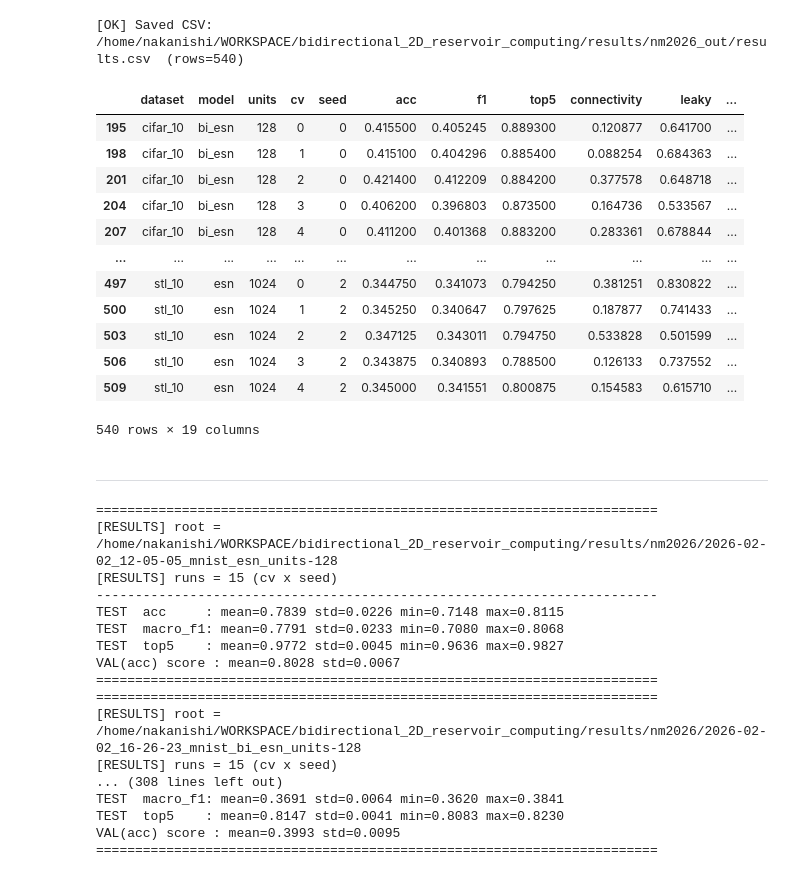
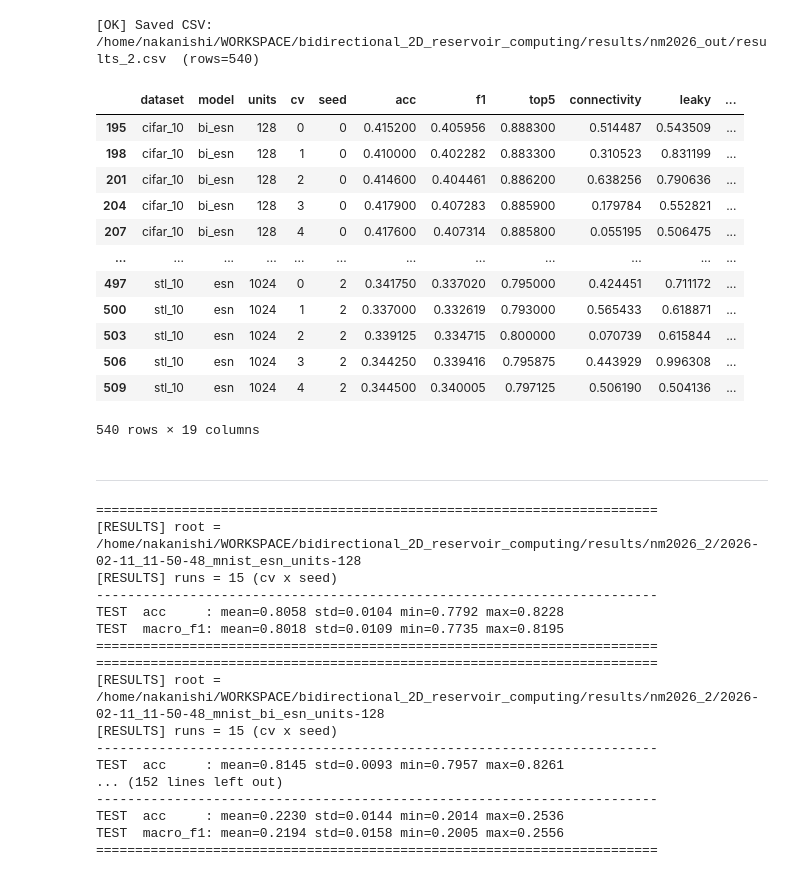
Before and after one commit to Tokunaga-LAB-Group/bidirectional_2d_reservoir_computing, a Jupyter notebook: notebooks/eval_classification.ipynb, the cells around one changed output. Drawn from its saved outputs; the diff is of its cells as text; code cells hidden in the pictures.

```diff
--- a/notebooks/eval_classification.ipynb
+++ b/notebooks/eval_classification.ipynb
@@ -227,7 +227,7 @@ from typing import Any, Dict, List, Optional
 
 import pandas as pd
 
-ROOT_PATH = "/home/nakanishi/WORKSPACE/bidirectional_2D_reservoir_computing/results"
+ROOT_PATH = "/home/nakanishi/WORKSPACE/bidirectional_2D_reservoir_computing/results/nm2026_2"
 
 
 def match_run_dirs(dataset: str, model: str, units: int) -> List[str]:
@@ -345,51 +345,51 @@ def collect_results_to_csv(
                                 "val_score": r["val_score"],
                                 "best_trial": r["best_trial"],
                                 "elapsed_sec": r["elapsed_sec"],
                                 "timestamp": r["timestamp"],
                                 "run_dir": str(run_path),
                                 "fold_dir": str(fold_dir),
                             }
                             rows.append(row)
                         except Exception as e:
                             print(f"[WARN] Failed fold: {fold_dir}\n  -> {repr(e)}")
 
     df = pd.DataFrame(rows)
     if not df.empty:
         df = df.sort_values(["dataset", "units", "model", "seed", "cv"], kind="stable")
 
     Path(output_csv).parent.mkdir(parents=True, exist_ok=True)
     df.to_csv(output_csv, index=False)
     print(f"[OK] Saved CSV: {output_csv}  (rows={len(df)})")
     return df
 
 
 collect_results_to_csv(
     datasets=["mnist", "cifar_10", "stl_10"],
     models=["esn", "bi_esn", "bi_esn2d"],
     units_list=[128, 256, 512, 1024],
     output_csv=os.path.join(
-        "/home/nakanishi/WORKSPACE/bidirectional_2D_reservoir_computing/results/nm2026_out", "results.csv"
+        "/home/nakanishi/WORKSPACE/bidirectional_2D_reservoir_computing/results/nm2026_out", "results_2.csv"
     ),
 )
 # %% [output]
-[OK] Saved CSV: /home/nakanishi/WORKSPACE/bidirectional_2D_reservoir_computing/results/nm2026_out/results.csv  (rows=540)
+[OK] Saved CSV: /home/nakanishi/WORKSPACE/bidirectional_2D_reservoir_computing/results/nm2026_out/results_2.csv  (rows=540)
 |  | dataset | model | units | cv | seed | acc | f1 | top5 | connectivity | leaky | ... |
-| 195 | cifar_10 | bi_esn | 128 | 0 | 0 | 0.415500 | 0.405245 | 0.889300 | 0.120877 | 0.641700 | ... |
-| 198 | cifar_10 | bi_esn | 128 | 1 | 0 | 0.415100 | 0.404296 | 0.885400 | 0.088254 | 0.684363 | ... |
-| 201 | cifar_10 | bi_esn | 128 | 2 | 0 | 0.421400 | 0.412209 | 0.884200 | 0.377578 | 0.648718 | ... |
-| 204 | cifar_10 | bi_esn | 128 | 3 | 0 | 0.406200 | 0.396803 | 0.873500 | 0.164736 | 0.533567 | ... |
-| 207 | cifar_10 | bi_esn | 128 | 4 | 0 | 0.411200 | 0.401368 | 0.883200 | 0.283361 | 0.678844 | ... |
+| 195 | cifar_10 | bi_esn | 128 | 0 | 0 | 0.415200 | 0.405956 | 0.888300 | 0.514487 | 0.543509 | ... |
+| 198 | cifar_10 | bi_esn | 128 | 1 | 0 | 0.410000 | 0.402282 | 0.883300 | 0.310523 | 0.831199 | ... |
+| 201 | cifar_10 | bi_esn | 128 | 2 | 0 | 0.414600 | 0.404461 | 0.886200 | 0.638256 | 0.790636 | ... |
+| 204 | cifar_10 | bi_esn | 128 | 3 | 0 | 0.417900 | 0.407283 | 0.885900 | 0.179784 | 0.552821 | ... |
+| 207 | cifar_10 | bi_esn | 128 | 4 | 0 | 0.417600 | 0.407314 | 0.885800 | 0.055195 | 0.506475 | ... |
 | ... | ... | ... | ... | ... | ... | ... | ... | ... | ... | ... | ... |
-| 497 | stl_10 | esn | 1024 | 0 | 2 | 0.344750 | 0.341073 | 0.794250 | 0.381251 | 0.830822 | ... |
-| 500 | stl_10 | esn | 1024 | 1 | 2 | 0.345250 | 0.340647 | 0.797625 | 0.187877 | 0.741433 | ... |
-| 503 | stl_10 | esn | 1024 | 2 | 2 | 0.347125 | 0.343011 | 0.794750 | 0.533828 | 0.501599 | ... |
-| 506 | stl_10 | esn | 1024 | 3 | 2 | 0.343875 | 0.340893 | 0.788500 | 0.126133 | 0.737552 | ... |
-| 509 | stl_10 | esn | 1024 | 4 | 2 | 0.345000 | 0.341551 | 0.800875 | 0.154583 | 0.615710 | ... |
+| 497 | stl_10 | esn | 1024 | 0 | 2 | 0.341750 | 0.337020 | 0.795000 | 0.424451 | 0.711172 | ... |
+| 500 | stl_10 | esn | 1024 | 1 | 2 | 0.337000 | 0.332619 | 0.793000 | 0.565433 | 0.618871 | ... |
+| 503 | stl_10 | esn | 1024 | 2 | 2 | 0.339125 | 0.334715 | 0.800000 | 0.070739 | 0.615844 | ... |
+| 506 | stl_10 | esn | 1024 | 3 | 2 | 0.344250 | 0.339416 | 0.795875 | 0.443929 | 0.996308 | ... |
+| 509 | stl_10 | esn | 1024 | 4 | 2 | 0.344500 | 0.340005 | 0.797125 | 0.506190 | 0.504136 | ... |
 540 rows × 19 columns
 # %% [markdown]
 ---
 # %%
-ROOT_PATH = "/home/nakanishi/WORKSPACE/bidirectional_2D_reservoir_computing/results/nm2026"
+ROOT_PATH = "/home/nakanishi/WORKSPACE/bidirectional_2D_reservoir_computing/results/nm2026_2"
 
 
 def match_dir(dataset: str, model: str, units: int) -> List[str]:
@@ -400,26 +400,26 @@ def match_dir(dataset: str, model: str, units: int) -> List[str]:
 
 flag = False
 
-for dataset in ["mnist", "cifar_10", "stl_10"]:
+for dataset in ["mnist", "cifar_10"]:
     for units in [128, 256, 512, 1024]:
         print_results(match_dir(dataset, "esn", units), include_best_params=flag, include_cv=flag)
         print_results(match_dir(dataset, "bi_esn", units), include_best_params=flag, include_cv=flag)
         print_results(match_dir(dataset, "bi_esn2d", units), include_best_params=flag, include_cv=flag)
 # %% [output]
 ========================================================================
-[RESULTS] root = /home/nakanishi/WORKSPACE/bidirectional_2D_reservoir_computing/results/nm2026/2026-02-02_12-05-05_mnist_esn_units-128
+[RESULTS] root = /home/nakanishi/WORKSPACE/bidirectional_2D_reservoir_computing/results/nm2026_2/2026-02-11_11-50-48_mnist_esn_units-128
 [RESULTS] runs = 15 (cv x seed)
 ------------------------------------------------------------------------
-TEST  acc     : mean=0.7839 std=0.0226 min=0.7148 max=0.8115
-TEST  macro_f1: mean=0.7791 std=0.0233 min=0.7080 max=0.8068
-TEST  top5    : mean=0.9772 std=0.0045 min=0.9636 max=0.9827
-VAL(acc) score : mean=0.8028 std=0.0067
+TEST  acc     : mean=0.8058 std=0.0104 min=0.7792 max=0.8228
+TEST  macro_f1: mean=0.8018 std=0.0109 min=0.7735 max=0.8195
 ========================================================================
 ========================================================================
-[RESULTS] root = /home/nakanishi/WORKSPACE/bidirectional_2D_reservoir_computing/results/nm2026/2026-02-02_16-26-23_mnist_bi_esn_units-128
+[RESULTS] root = /home/nakanishi/WORKSPACE/bidirectional_2D_reservoir_computing/results/nm2026_2/2026-02-11_11-50-48_mnist_bi_esn_units-128
 [RESULTS] runs = 15 (cv x seed)
-... (308 lines left out)
-TEST  macro_f1: mean=0.3691 std=0.0064 min=0.3620 max=0.3841
-TEST  top5    : mean=0.8147 std=0.0041 min=0.8083 max=0.8230
-VAL(acc) score : mean=0.3993 std=0.0095
+------------------------------------------------------------------------
+TEST  acc     : mean=0.8145 std=0.0093 min=0.7957 max=0.8261
+... (152 lines left out)
+------------------------------------------------------------------------
+TEST  acc     : mean=0.2230 std=0.0144 min=0.2014 max=0.2536
+TEST  macro_f1: mean=0.2194 std=0.0158 min=0.2005 max=0.2556
 ========================================================================
```
Also changed, not shown: parts of 1 cell of this notebook, 6 other files.
